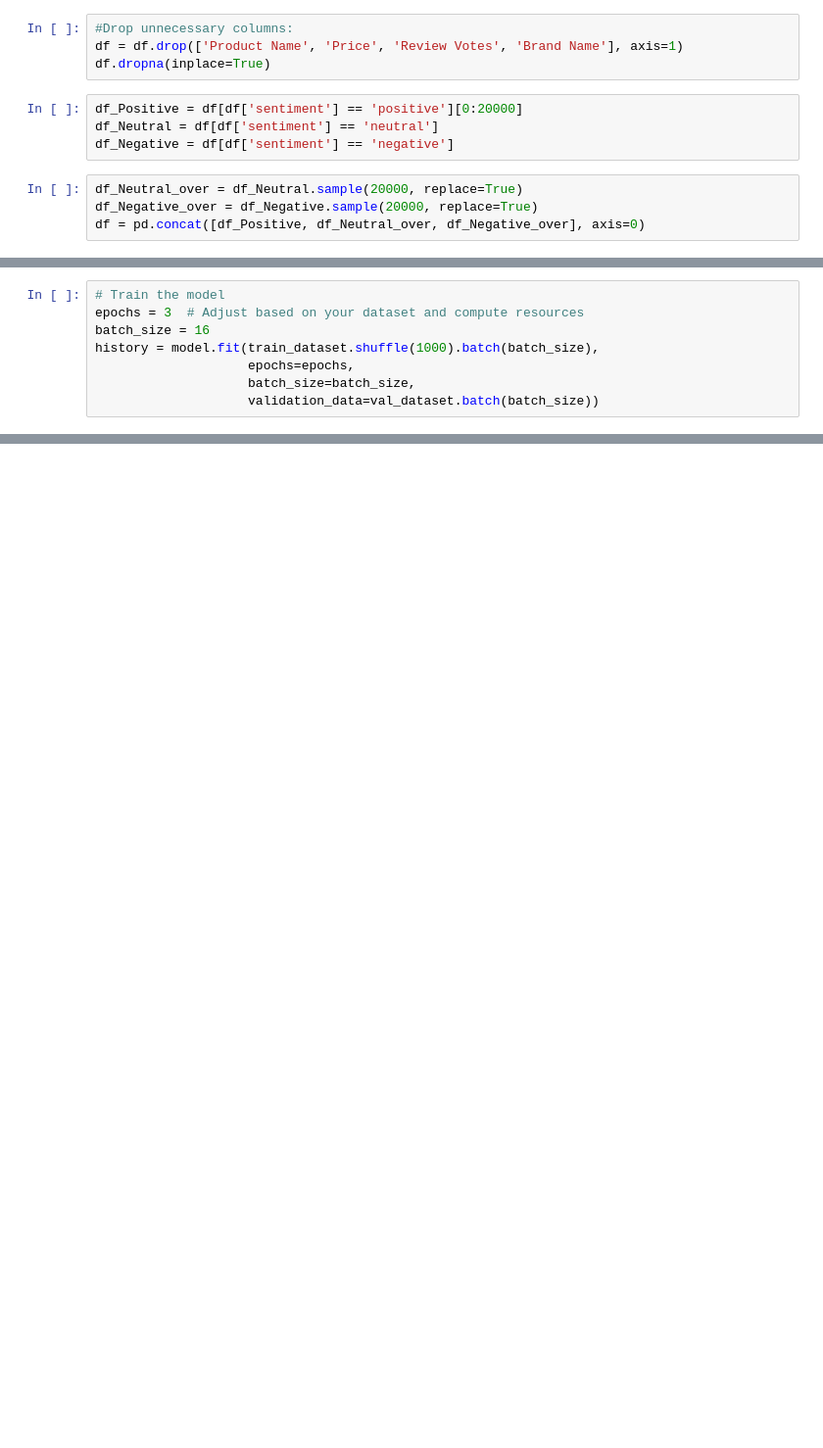
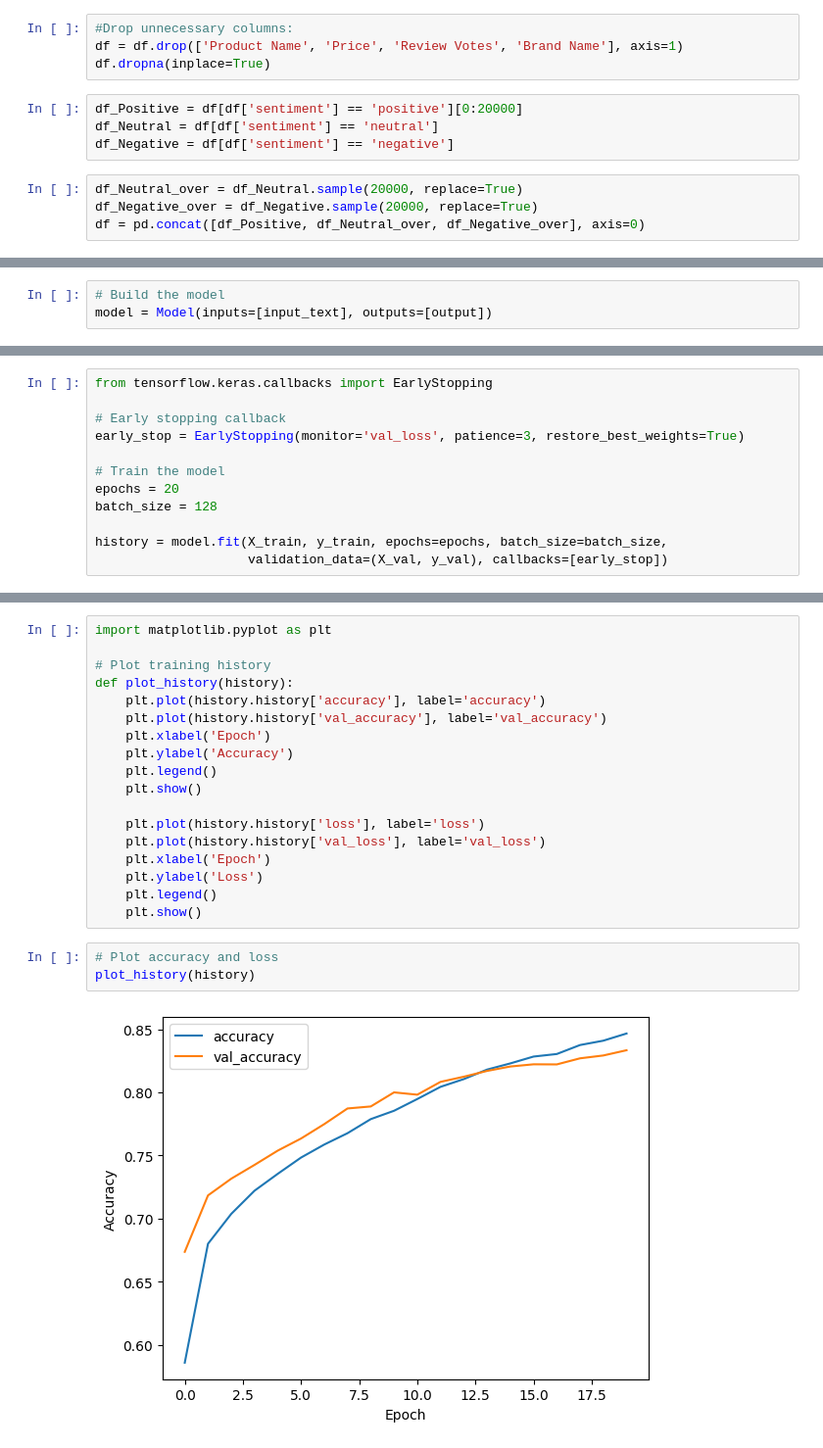
Before and after one commit to bhallimk/Final_Project_2024, a Jupyter notebook: 8_BERT.ipynb, the cells around one changed output, grey strips where cells are left out. Shown at 98% size. Saved outputs shown, nothing was run; the diff lists cells and outputs as text; blank space fills up the shorter version.

```diff
--- a/8_BERT.ipynb
+++ b/8_BERT.ipynb
@@ -82 +89,4 @@ You should probably TRAIN this model on a down-stream task to be able to use it
+# %%
+# Build the model
+model = Model(inputs=[input_text], outputs=[output])
 # %%
@@ -86,8 +94,0 @@ model.compile(optimizer=optimizer, loss=model.compute_loss, metrics=['accuracy']
-# %%
-# Train the model
-epochs = 3  # Adjust based on your dataset and compute resources
-batch_size = 16
-history = model.fit(train_dataset.shuffle(1000).batch(batch_size),
-                    epochs=epochs,
-                    batch_size=batch_size,
-                    validation_data=val_dataset.batch(batch_size))
@@ -99,0 +119,12 @@ AttributeError: in user code:
+# %%
+from tensorflow.keras.callbacks import EarlyStopping
+
+# Early stopping callback
+early_stop = EarlyStopping(monitor='val_loss', patience=3, restore_best_weights=True)
+
+# Train the model
+epochs = 20
+batch_size = 128
+
+history = model.fit(X_train, y_train, epochs=epochs, batch_size=batch_size,
+                    validation_data=(X_val, y_val), callbacks=[early_stop])
@@ -99,0 +158,23 @@ AttributeError: in user code:
+# %%
+import matplotlib.pyplot as plt
+
+# Plot training history
+def plot_history(history):
+    plt.plot(history.history['accuracy'], label='accuracy')
+    plt.plot(history.history['val_accuracy'], label='val_accuracy')
+    plt.xlabel('Epoch')
+    plt.ylabel('Accuracy')
+    plt.legend()
+    plt.show()
+
+    plt.plot(history.history['loss'], label='loss')
+    plt.plot(history.history['val_loss'], label='val_loss')
+    plt.xlabel('Epoch')
+    plt.ylabel('Loss')
+    plt.legend()
+    plt.show()
+# %%
+# Plot accuracy and loss
+plot_history(history)
+# %% [output]
+[figure, added]
```
Also changed, not shown: parts of 21 cells of this notebook.
